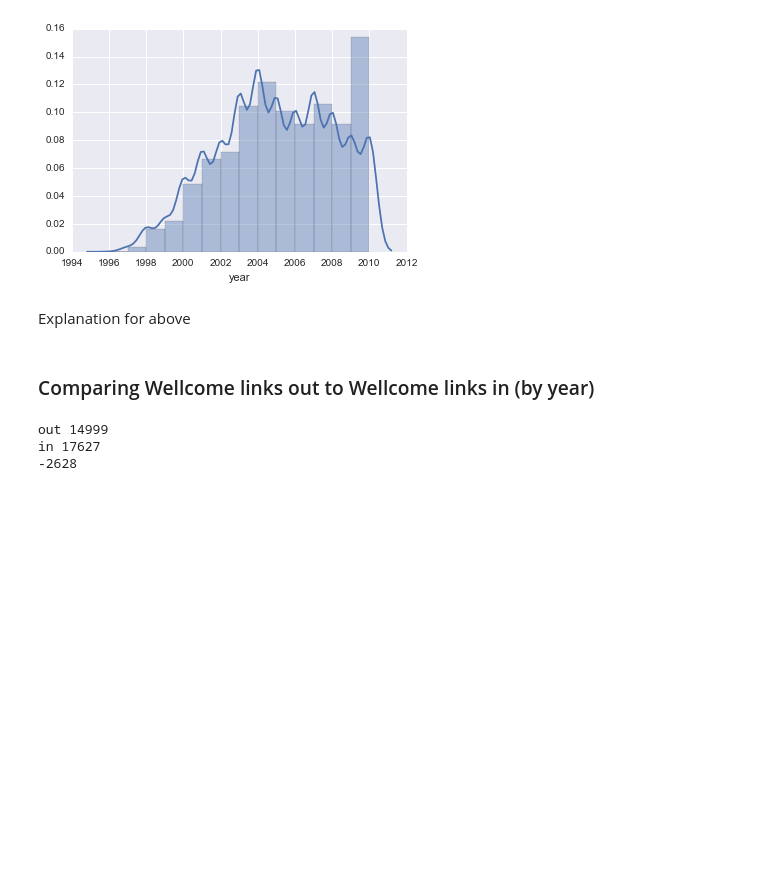
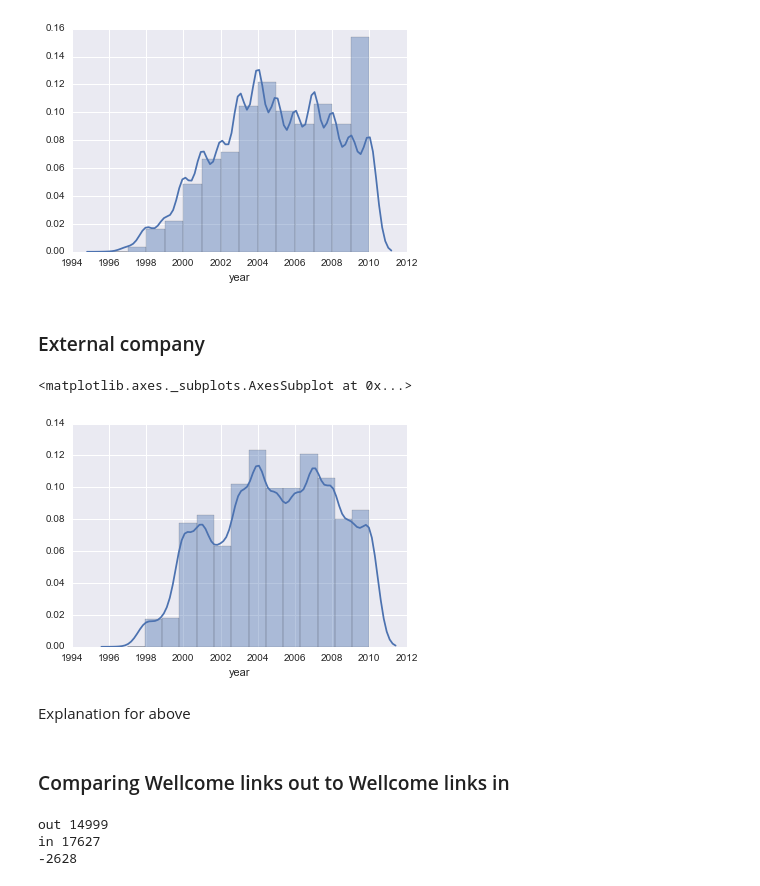
Before and after one commit to davanstrien/uk-web-archive-open-data-wellcome-project, a Jupyter notebook: Wellcome-linkage.ipynb, the cells around one changed output. Saved outputs shown, nothing was run; the diff lists cells and outputs as text; code cells hidden in the pictures; blank space fills up the shorter version.

```diff
--- a/Wellcome-linkage.ipynb
+++ b/Wellcome-linkage.ipynb
@@ -92,0 +86,13 @@ wellcome_data.sort_values(by='origin', ascending=1)[:20]
+# %%
+links = []
+for link in wellcome_data.link:
+    if "wellcome" in link :
+        links.append(False)
+    else:
+        links.append(True)
+booleans[0:5]
+
+not_internal_link = pd.Series(links)
+# %%
+wellcome_external_links = wellcome_data[not_internal_link]
+wellcome_external_links.head(10)
@@ -100,10 +152,17 @@ sns.distplot(wellcome_data['year'], bins=14)
 # %% [output]
 <matplotlib.axes._subplots.AxesSubplot at 0x...>
 [figure]
+# %% [markdown]
+### External company
+# %%
+sns.distplot(wellcome_external_links['year'], bins=14)
+# %% [output]
+<matplotlib.axes._subplots.AxesSubplot at 0x...>
+[figure, added]
 # %% [markdown]
 Explanation for above
 # %% [markdown]
-### Comparing Wellcome links out to Wellcome links in (by year)
+### Comparing Wellcome links out to Wellcome links in
 # %%
 wellcome_links_out = wellcome_data.origin.str.contains(r'wellcome').sum()
 print("out", wellcome_links_out)
```
Also changed, not shown: parts of 25 cells of this notebook.
